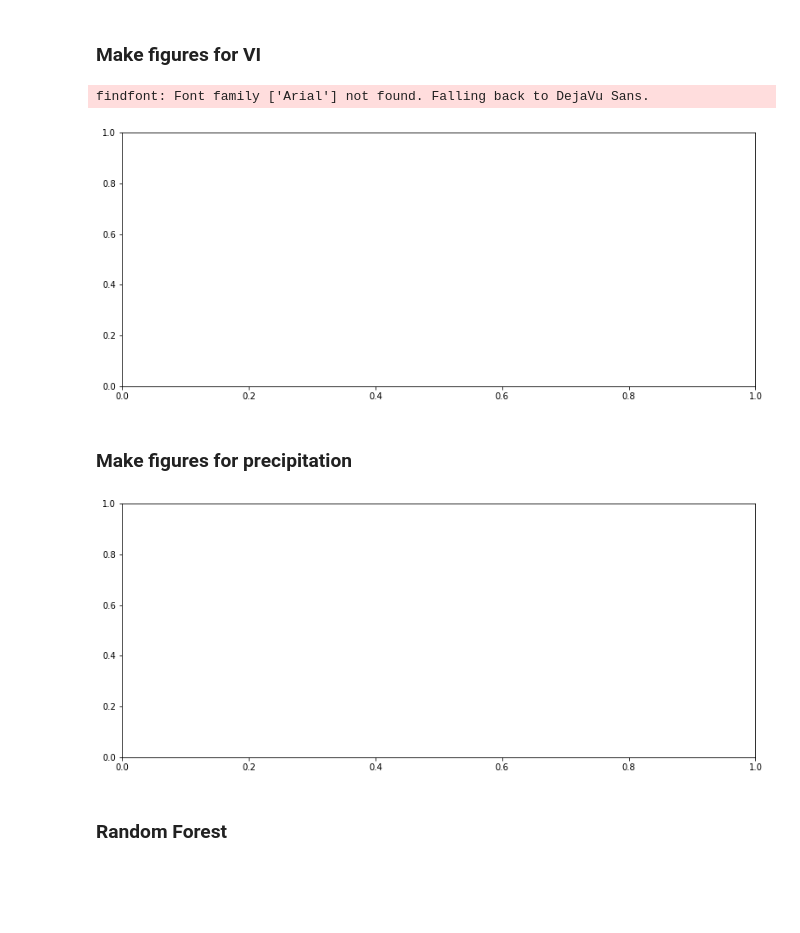
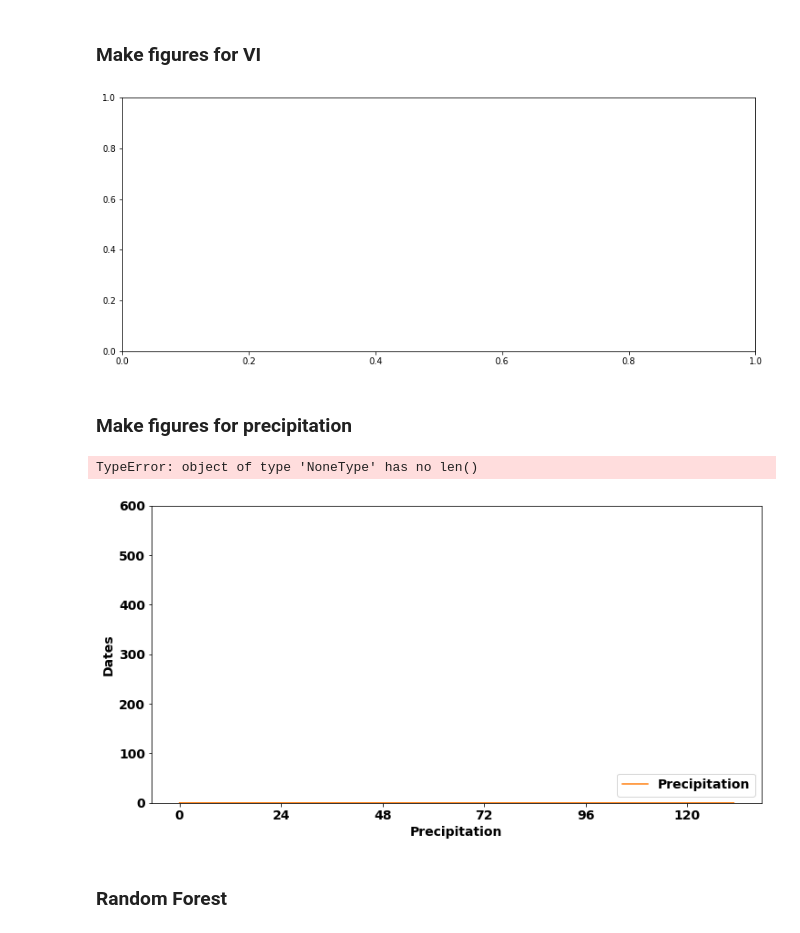
Before and after one commit to watermeloniiiii/rs_foundation_model, a Jupyter notebook: classification_on_irrigation.ipynb, the cells around one changed output. Drawn from its saved outputs; the diff is of its cells as text; code cells hidden in the pictures; blank space fills up the shorter version.

```diff
--- a/classification_on_irrigation.ipynb
+++ b/classification_on_irrigation.ipynb
@@ -32,68 +70,45 @@ for region in ["Guercif", "Fes", "Taza", "Taounate", "Sefrou", "Yacoub"]:
         samples = pd.concat([samples, combined], axis=1)
     irri_vi = samples[samples["class"]==0].drop(columns=["class"]).to_numpy()
     rf_vi = samples[samples["class"]==1].drop(columns=["class"]).to_numpy()
-    fig = plt.figure(1, figsize=(12, 6))
-    plt.plot(range(0, len(irri_vi.mean(axis=0))), irri_vi.mean(axis=0), label= "Irrigated Olives")
-    plt.plot(range(0, len(rf_vi.mean(axis=0))), rf_vi.mean(axis=0), label="Rainfed Olives")
-    ax = plt.gca()
-    for l in ax.get_xticklabels() + ax.get_yticklabels():
-        l.set_size(14)
-        l.set_family('Arial')
-        l.set_weight('bold')
-    # ax.set_facecolor(np.array([230, 230, 230])/255)
-    plt.legend(loc=4, prop=dict(size=14, family='Arial', weight='bold'))
-    ax.set_ylabel(f"{VI}", fontdict=dict(size=14, family='Arial', weight='bold'))
-    ax.set_xlabel('Dates', fontdict=dict(size=14, family='Arial', weight='bold'))
-    # ax.set_xlabel('Precipitation(mm)', fontdict=dict(size=14, family='Arial', weight='bold'))
-    ax.set_xticks([0, 24, 48, 72, 96, 120])
-    ax.set_ylim(viz_param[VI]["ylim"][0], viz_param[VI]["ylim"][1])
-    ax.set_yticks(viz_param[VI]["yticks"])
-    ax.set_xticklabels(["2012-01", "2014-01", "2016-01", "2018-01", "2020-01", "2022-01"], rotation=45)
-    ax.grid(ls='--', color='k', lw=0.5)
-    plt.subplots_adjust(left=0.1, bottom=0.2, right=0.95)
+    make_fig(
+        xdata=[range(0, len(irri_vi.mean(axis=0))), range(0, len(rf_vi.mean(axis=0)))],
+        ydata=[irri_vi.mean(axis=0), rf_vi.mean(axis=0)],
+        legendlabel=["Irrigated Olives", "Rainfed Olives"],
+        xlabel=f"{VI}",
+        ylabel="Dates",
+        ylim=viz_param[VI]["ylim"],
+        yticks=viz_param[VI]["yticks"])
     plt.savefig(fr"/NAS6/Members/linchenxi/projects/morocco/irrigation_regional_analysis/figures/{region}_{VI}.jpg")
     plt.cla()
-    # plt.show()
 # %% [output]
-findfont: Font family ['Arial'] not found. Falling back to DejaVu Sans.
 [figure]
 # %% [markdown]
 ### Make figures for precipitation
 # %%
 root_dir = f"/NAS6/Members/linchenxi/projects/morocco/irrigation_regional_analysis/prec"
 for region in ["Guercif", "Fes", "Taza", "Taounate", "Sefrou", "Yacoub"]:
     samples = pd.DataFrame(data=[])
     for year in range(2012, 2023):
         new_name = {f"prec_{i}":f"prec_{i+(year-2012)*12}" for i in range(1, 13)}
         try:
             prec = pd.read_csv(os.path.join(root_dir, f"{region}_prec_{year}.csv"))[[f"prec_{i}" for i in range(1, 13)]]
         except:
             prec = pd.DataFrame(data=[], columns=[f"prec_{i}" for i in range(1, 13)])
         prec.rename(columns=new_name, inplace=True)
         prec = prec.fillna(0)
         samples = pd.concat([samples, prec], axis=1)
-    fig = plt.figure(1, figsize=(12, 6))
-    plt.plot(range(0, len(samples.mean(axis=0))), samples.mean(axis=0) * 1000, label= "Precipitation", c="C1")
-    ax = plt.gca()
-    for l in ax.get_xticklabels() + ax.get_yticklabels():
-        l.set_size(14)
-        l.set_family('Arial')
-        l.set_weight('bold')
-    # ax.set_facecolor(np.array([230, 230, 230])/255)
-    plt.legend(loc=1, prop=dict(size=14, family='Arial', weight='bold'))
-    ax.set_ylabel('Precipitation', fontdict=dict(size=14, family='Arial', weight='bold'))
-    ax.set_xlabel('Dates', fontdict=dict(size=14, family='Arial', weight='bold'))
-    # ax.set_xlabel('Precipitation(mm)', fontdict=dict(size=14, family='Arial', weight='bold'))
-    ax.set_xticks([0, 24, 48, 72, 96, 120])
-    ax.set_ylim(0, 600)
-    # ax.set_yticks([-0.4, -0.2, 0 ,0.2, 0.4])
-    ax.set_xticklabels(["2012-01", "2014-01", "2016-01", "2018-01", "2020-01", "2022-01"], rotation=45)
-    ax.grid(ls='--', color='k', lw=0.5)
-    plt.subplots_adjust(left=0.1, bottom=0.2, right=0.95)
+    make_fig(
+        xdata=[range(0, len(samples.mean(axis=0)))],
+        ydata=[samples.mean(axis=0)],
+        legendlabel=["Precipitation"],
+        xlabel="Precipitation",
+        ylabel="Dates",
+        ylim=(0, 600))
     plt.savefig(f"/NAS6/Members/linchenxi/projects/morocco/irrigation_regional_analysis/figures/{region}_prec.jpg")
     plt.cla()
 # %% [output]
+TypeError: object of type 'NoneType' has no len()
-[figure, old version]
+[figure, new version]
 # %% [markdown]
 ### Random Forest
 # %% [markdown]
```
Also changed, not shown: parts of 6 cells of this notebook, 1 other file.
